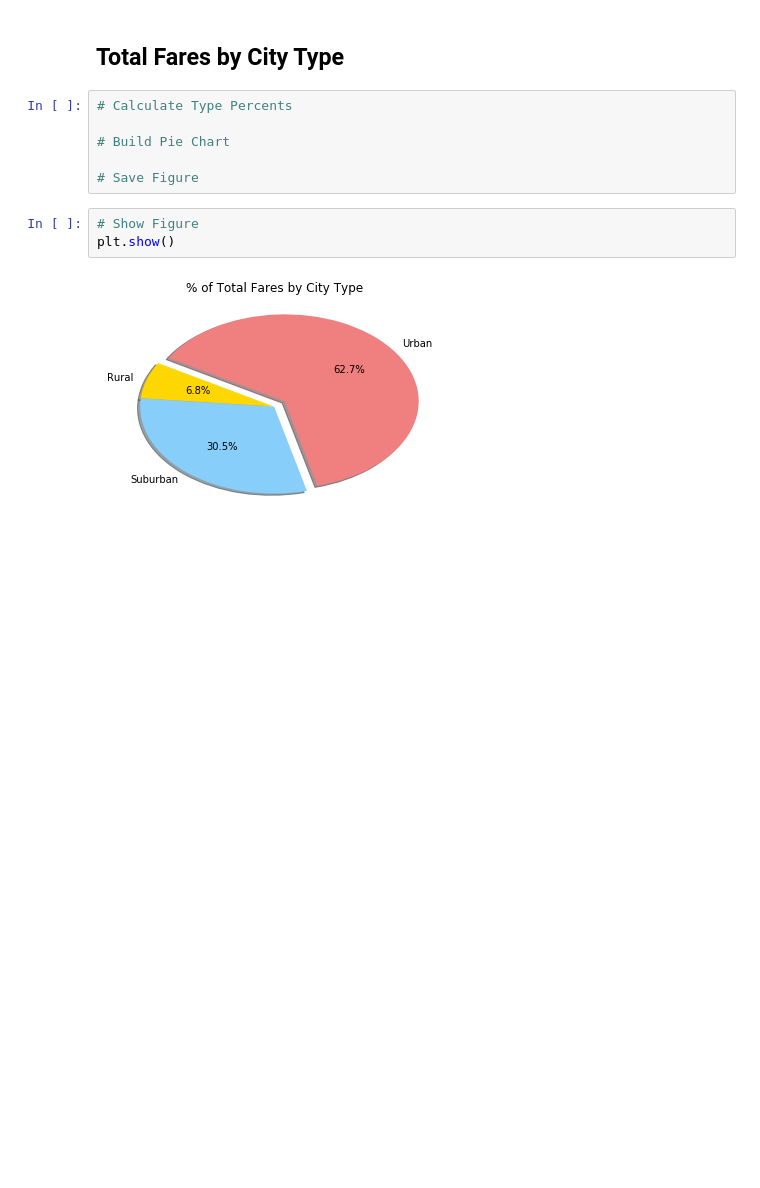
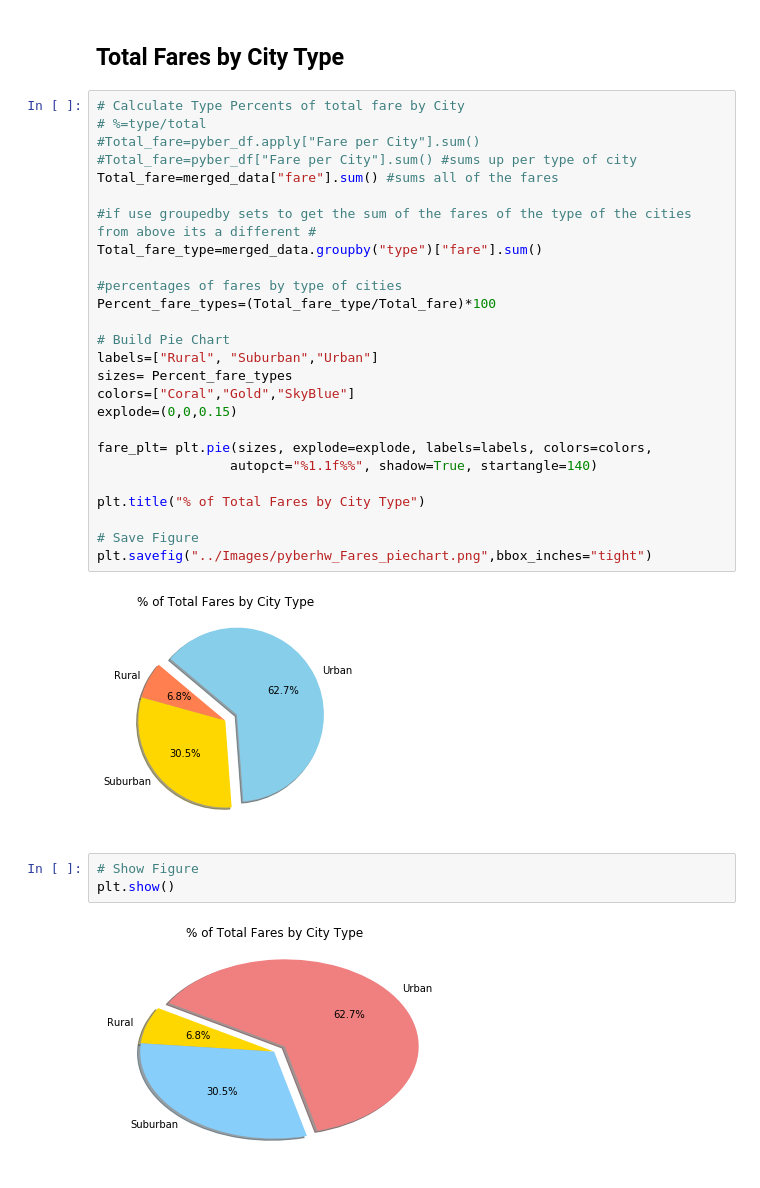
Before and after one commit to mmsquier/HW5-Matplotlib-Analysis, a Jupyter notebook: pyber_Maggy Squier.ipynb, the cells around one changed output. Drawn from its saved outputs; the diff is of its cells as text; blank space fills up the shorter version.

```diff
--- a/pyber_Maggy Squier.ipynb
+++ b/pyber_Maggy Squier.ipynb
@@ -134,11 +120,33 @@ plt.show()
 # %% [markdown]
 ## Total Fares by City Type
-# %%
-# Calculate Type Percents
-
-# Build Pie Chart
-
-# Save Figure
+# %%
+# Calculate Type Percents of total fare by City
+# %=type/total
+#Total_fare=pyber_df.apply["Fare per City"].sum()
+#Total_fare=pyber_df["Fare per City"].sum() #sums up per type of city
+Total_fare=merged_data["fare"].sum() #sums all of the fares
+
+#if use groupedby sets to get the sum of the fares of the type of the cities from above its a different #
+Total_fare_type=merged_data.groupby("type")["fare"].sum()
+
+#percentages of fares by type of cities
+Percent_fare_types=(Total_fare_type/Total_fare)*100
+
+# Build Pie Chart
+labels=["Rural", "Suburban","Urban"]
+sizes= Percent_fare_types
+colors=["Coral","Gold","SkyBlue"]
+explode=(0,0,0.15)
+
+fare_plt= plt.pie(sizes, explode=explode, labels=labels, colors=colors,
+                 autopct="%1.1f%%", shadow=True, startangle=140)
+
+plt.title("% of Total Fares by City Type")
+
+# Save Figure
+plt.savefig("../Images/pyberhw_Fares_piechart.png",bbox_inches="tight")
+# %% [output]
+[figure, added]
 # %%
 # Show Figure
 plt.show()
```
Also changed, not shown: parts of 3 cells of this notebook.
